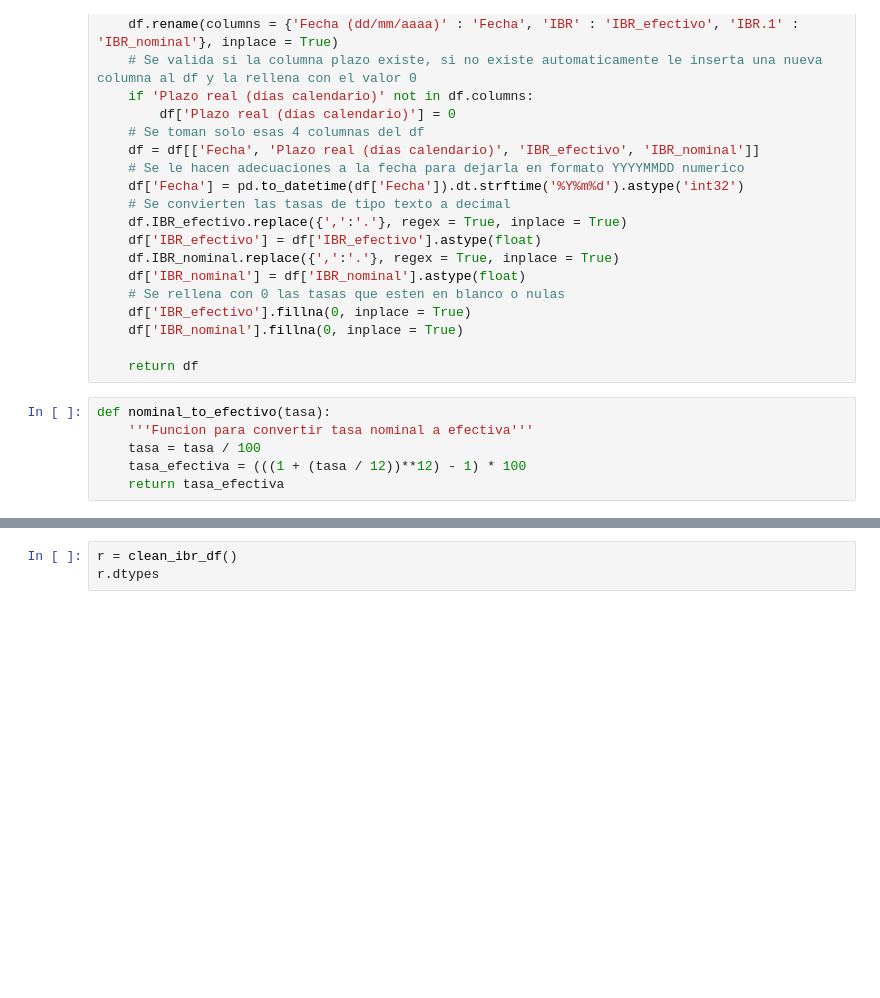
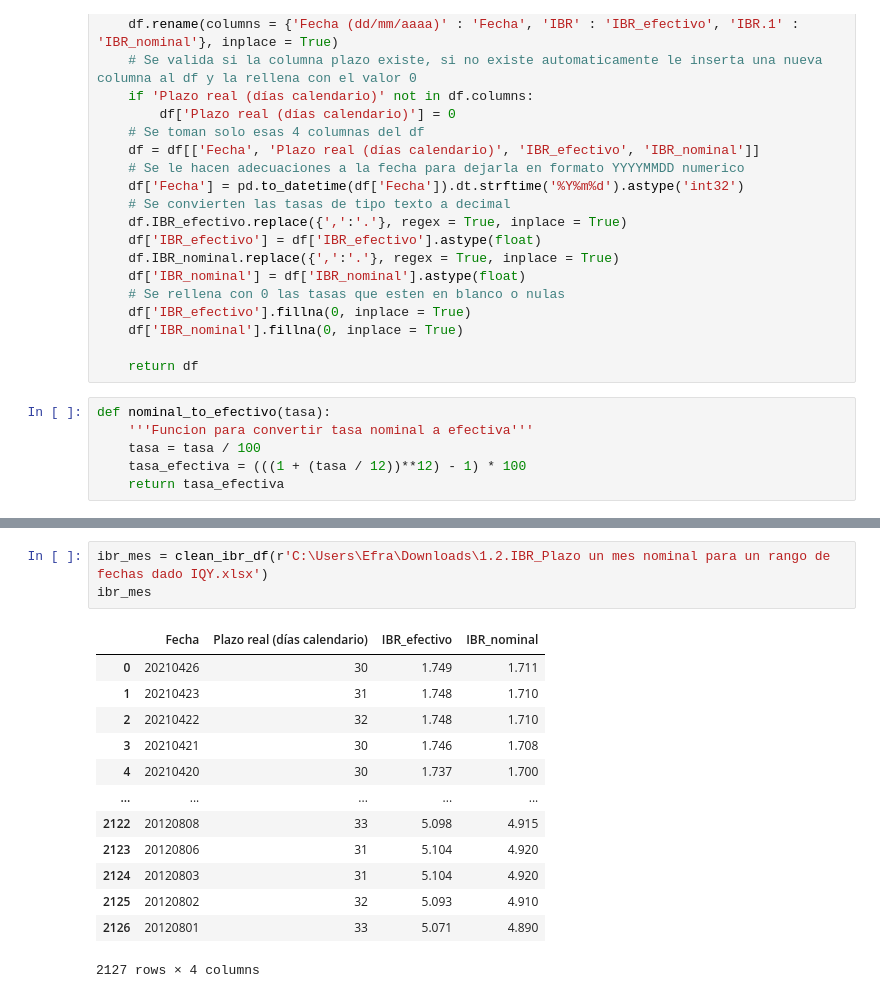
Before and after one commit to egonza21/proyecto_derivados, a Jupyter notebook: proyecto_derivados.ipynb, the cells around one changed output, grey strips where cells are left out. Drawn from its saved outputs; the diff is of its cells as text; blank space fills up the shorter version.

```diff
--- a/proyecto_derivados.ipynb
+++ b/proyecto_derivados.ipynb
@@ -258,3 +234,17 @@ ibr_overnight
 # %%
-r = clean_ibr_df()
-r.dtypes
+ibr_mes = clean_ibr_df(r'C:\Users\Efra\Downloads\1.2.IBR_Plazo un mes nominal para un rango de fechas dado IQY.xlsx')
+ibr_mes
+# %% [output]
+|  | Fecha | Plazo real (días calendario) | IBR_efectivo | IBR_nominal |
+| 0 | 20210426 | 30 | 1.749 | 1.711 |
+| 1 | 20210423 | 31 | 1.748 | 1.710 |
+| 2 | 20210422 | 32 | 1.748 | 1.710 |
+| 3 | 20210421 | 30 | 1.746 | 1.708 |
+| 4 | 20210420 | 30 | 1.737 | 1.700 |
+| ... | ... | ... | ... | ... |
+| 2122 | 20120808 | 33 | 5.098 | 4.915 |
+| 2123 | 20120806 | 31 | 5.104 | 4.920 |
+| 2124 | 20120803 | 31 | 5.104 | 4.920 |
+| 2125 | 20120802 | 32 | 5.093 | 4.910 |
+| 2126 | 20120801 | 33 | 5.071 | 4.890 |
+2127 rows × 4 columns
```
Also changed, not shown: parts of 19 cells of this notebook.
